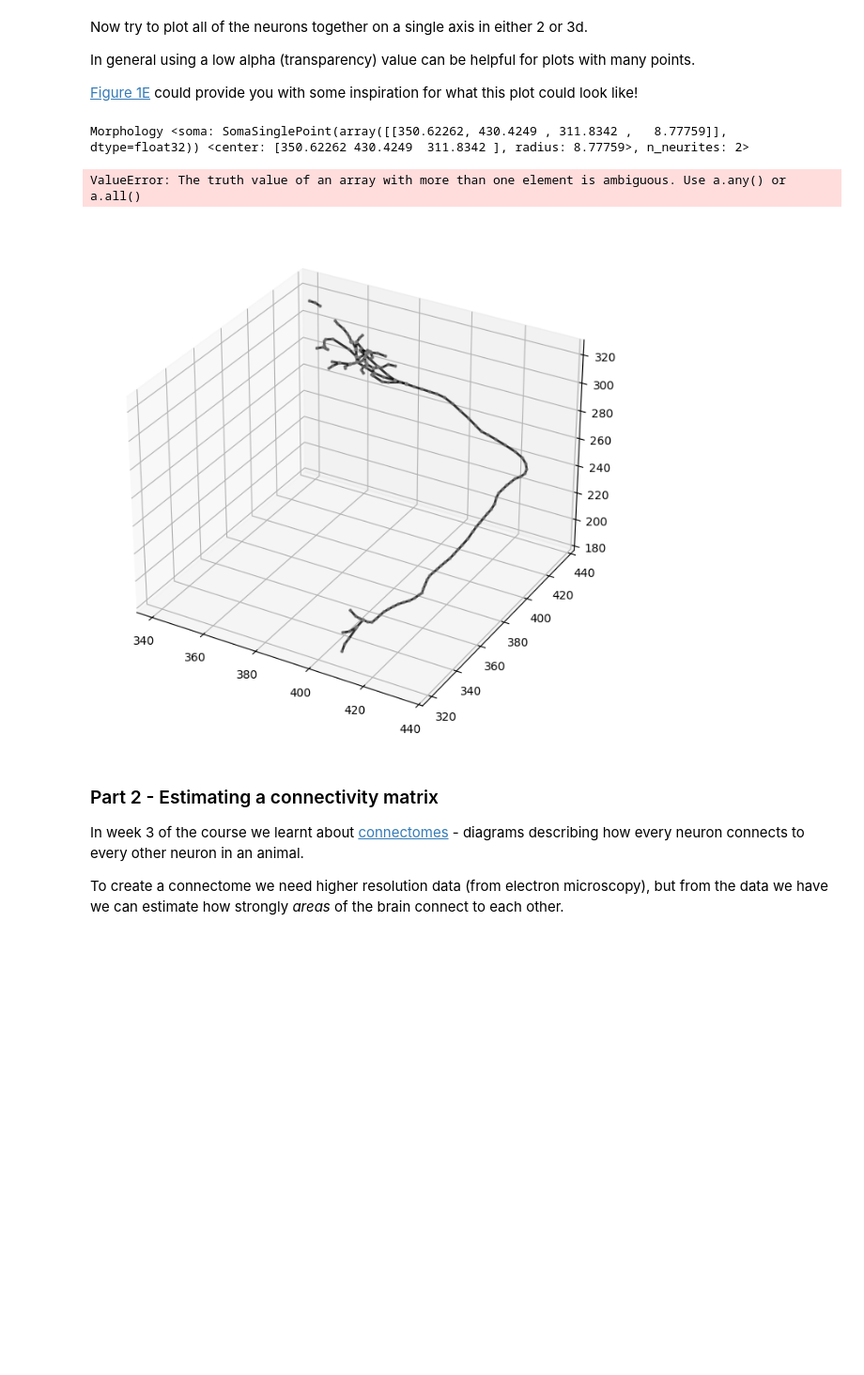
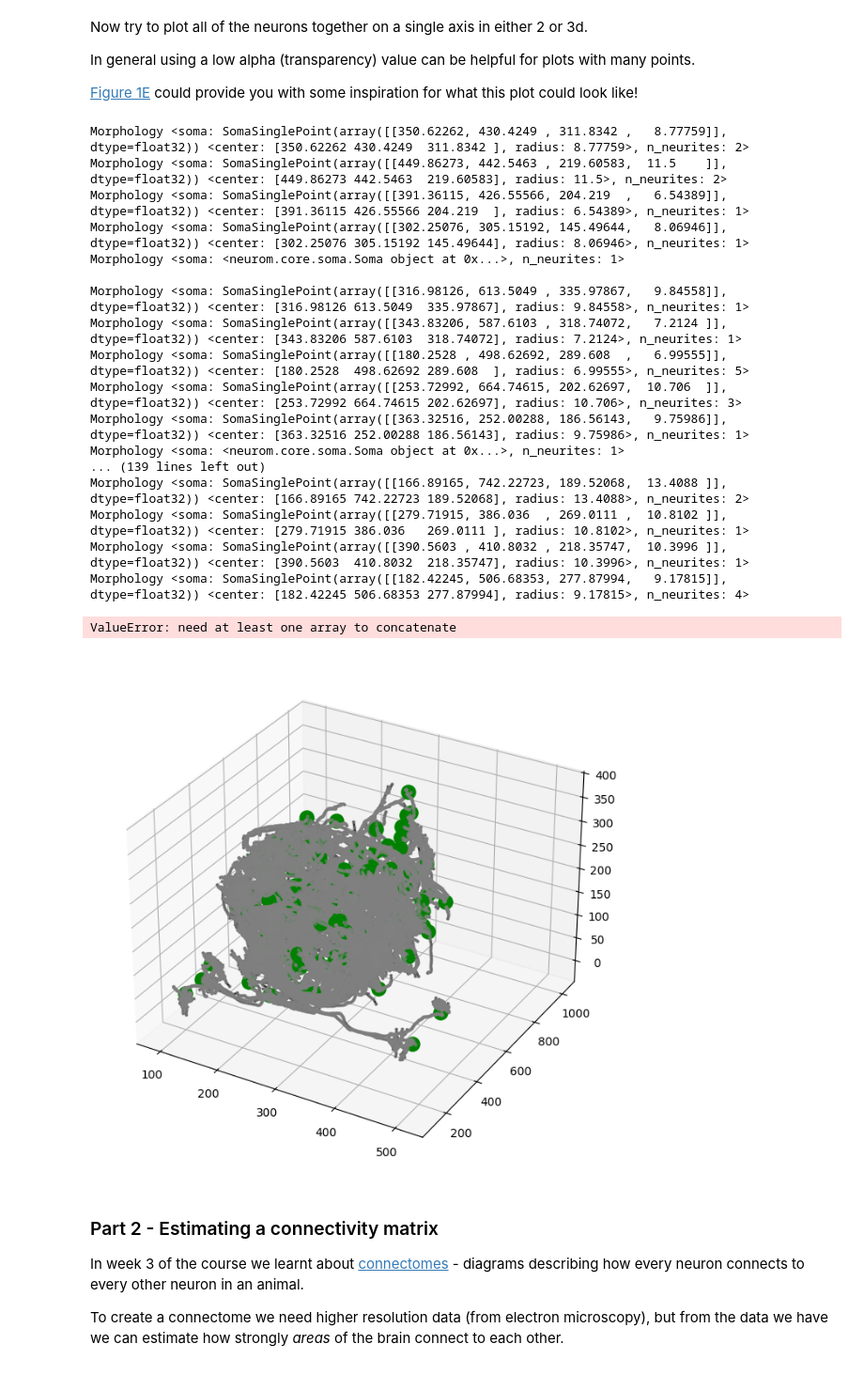
Before and after one commit to AlexBristol76/Neuro4ML-CW, a Jupyter notebook: w3_exercise.ipynb, the cells around one changed output. Shown at 94% size. Saved outputs shown, nothing was run; the diff lists cells and outputs as text; code cells hidden in the pictures; blank space fills up the shorter version.

```diff
--- a/w3_exercise.ipynb
+++ b/w3_exercise.ipynb
@@ -177,37 +177,54 @@ In general using a low alpha (transparency) value can be helpful for plots with
 # %%
 # Plot all of the neurons together
 fig, ax = figure(dimension='3d')
 
 for i in range(len(neuron_paths)):
   m = nm.load_morphology(neuron_paths[i])
 
   # Extract and plot the 3D neurite segments manually using matplotlib by iterating over all sections
   for section in m.sections:
       points = section.points
       ax.plot(points[:, 0], points[:, 1], points[:, 2], color='k', linewidth=2, alpha=0.8)
 
   # Plot 3D points
   ax.scatter(m.points[:, 0], m.points[:, 1], m.points[:, 2], color='grey', s=5, alpha=0.5)
 
   print(m)
   # Plot soma in 3D
-  try m.soma.center[0]:
+  try:
+   ax.scatter(m.soma.center[0], m.soma.center[1], m.soma.center[2], color='g', s=150, label='Soma')
+  except:
+    print('')
 
-  except:
-   ax.scatter(m.soma.center[0], m.soma.center[1], m.soma.center[2], color='g', s=150, label='Soma')
 
 
 
 ax.set_xlabel('X (μm)')
 ax.set_ylabel('Y (μm)')
 ax.set_zlabel('Z (μm)')
 ax.set_title('3D Neuronal Morphology')
 plt.legend()
 plt.show()
 # %% [output]
 Morphology <soma: SomaSinglePoint(array([[350.62262, 430.4249 , 311.8342 ,   8.77759]], dtype=float32)) <center: [350.62262 430.4249  311.8342 ], radius: 8.77759>, n_neurites: 2>
+Morphology <soma: SomaSinglePoint(array([[449.86273, 442.5463 , 219.60583,  11.5    ]], dtype=float32)) <center: [449.86273 442.5463  219.60583], radius: 11.5>, n_neurites: 2>
+Morphology <soma: SomaSinglePoint(array([[391.36115, 426.55566, 204.219  ,   6.54389]], dtype=float32)) <center: [391.36115 426.55566 204.219  ], radius: 6.54389>, n_neurites: 1>
+Morphology <soma: SomaSinglePoint(array([[302.25076, 305.15192, 145.49644,   8.06946]], dtype=float32)) <center: [302.25076 305.15192 145.49644], radius: 8.06946>, n_neurites: 1>
+Morphology <soma: <neurom.core.soma.Soma object at 0x...>, n_neurites: 1>
+
+Morphology <soma: SomaSinglePoint(array([[316.98126, 613.5049 , 335.97867,   9.84558]], dtype=float32)) <center: [316.98126 613.5049  335.97867], radius: 9.84558>, n_neurites: 1>
+Morphology <soma: SomaSinglePoint(array([[343.83206, 587.6103 , 318.74072,   7.2124 ]], dtype=float32)) <center: [343.83206 587.6103  318.74072], radius: 7.2124>, n_neurites: 1>
+Morphology <soma: SomaSinglePoint(array([[180.2528 , 498.62692, 289.608  ,   6.99555]], dtype=float32)) <center: [180.2528  498.62692 289.608  ], radius: 6.99555>, n_neurites: 5>
+Morphology <soma: SomaSinglePoint(array([[253.72992, 664.74615, 202.62697,  10.706  ]], dtype=float32)) <center: [253.72992 664.74615 202.62697], radius: 10.706>, n_neurites: 3>
+Morphology <soma: SomaSinglePoint(array([[363.32516, 252.00288, 186.56143,   9.75986]], dtype=float32)) <center: [363.32516 252.00288 186.56143], radius: 9.75986>, n_neurites: 1>
+Morphology <soma: <neurom.core.soma.Soma object at 0x...>, n_neurites: 1>
+... (139 lines left out)
+Morphology <soma: SomaSinglePoint(array([[166.89165, 742.22723, 189.52068,  13.4088 ]], dtype=float32)) <center: [166.89165 742.22723 189.52068], radius: 13.4088>, n_neurites: 2>
+Morphology <soma: SomaSinglePoint(array([[279.71915, 386.036  , 269.0111 ,  10.8102 ]], dtype=float32)) <center: [279.71915 386.036   269.0111 ], radius: 10.8102>, n_neurites: 1>
+Morphology <soma: SomaSinglePoint(array([[390.5603 , 410.8032 , 218.35747,  10.3996 ]], dtype=float32)) <center: [390.5603  410.8032  218.35747], radius: 10.3996>, n_neurites: 1>
+Morphology <soma: SomaSinglePoint(array([[182.42245, 506.68353, 277.87994,   9.17815]], dtype=float32)) <center: [182.42245 506.68353 277.87994], radius: 9.17815>, n_neurites: 4>
-ValueError: The truth value of an array with more than one element is ambiguous. Use a.any() or a.all()
+ValueError: need at least one array to concatenate
-[figure, old version]
+[figure, new version]
 # %% [markdown]
 ### Part 2 - Estimating a connectivity matrix
 
```
Also changed, not shown: parts of 3 cells of this notebook.
